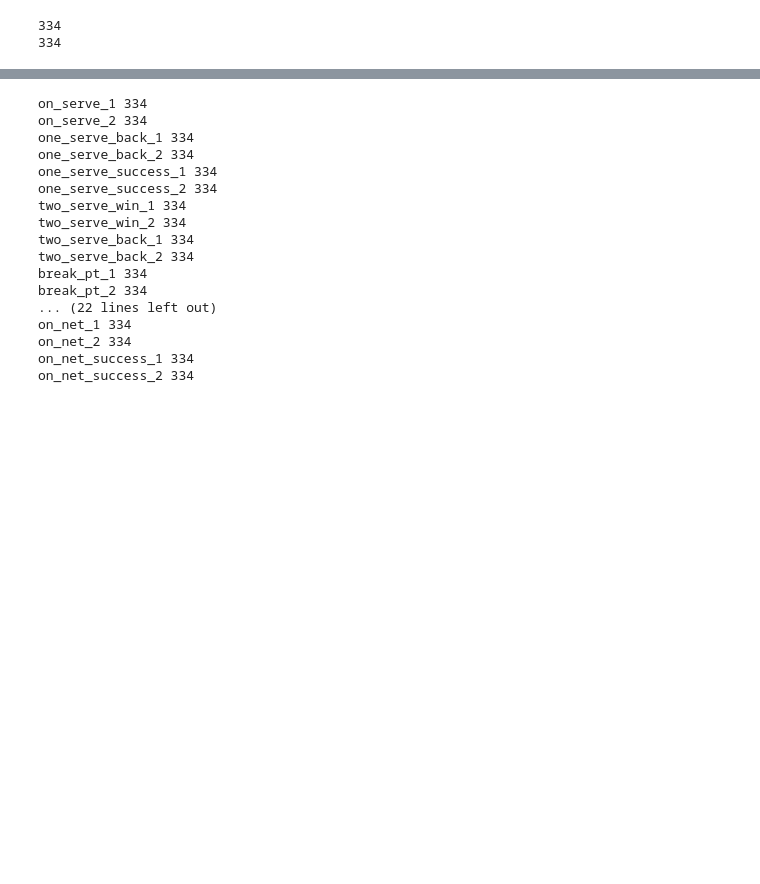
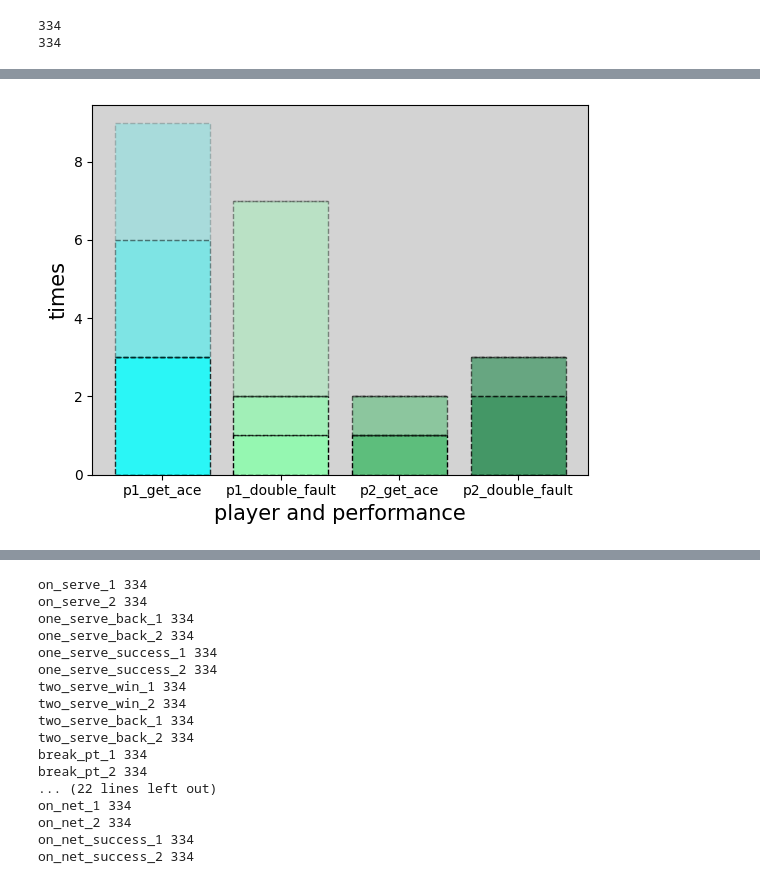
Before and after one commit to junqi1121/MCM-ICM, a Jupyter notebook: test (2).ipynb, the cells around one changed output, grey strips where cells are left out. Saved outputs shown, nothing was run; the diff lists cells and outputs as text; code cells hidden in the pictures; blank space fills up the shorter version.

```diff
--- a/test (2).ipynb
+++ b/test (2).ipynb
@@ -376,0 +535,55 @@ print(len(double_fault_1))
+# %%
+import matplotlib.pyplot as plt
+import numpy as np
+import seaborn as sns
+
+np.random.seed(0)
+categories = ['one_serve_win', 'one_serve_back', 'one_serve_success', 'two_serve_win', 'two_serve_back', 'double_fault']
+# categories = ['one_serve_win', 'one_serve_back', 'one_ser', 'D', 'E', 'F', 'G', 'H', 'I', 'J']
+
+# size = (334, 3)
+# values = np.array([break_pt_1, break_pt_won_1, game_score_1]).T
+
+fig = plt.figure()
+ax = fig.add_subplot()
+
+game = [0, 44, 138, 208, 272, 333]
+
+y1 = get_ace_1
+y2 = double_fault_1
+y3 = get_ace_2
+y4 = double_fault_2
+
+ax.bar(1,bottom = 0, height = y1[game[1]], ls="--", align = "center", ec="black", fc="#00FFFF", alpha = 1)
+ax.bar(1,bottom = y1[game[1]], height = y1[game[2]] - y1[game[1]], ls="--", align = "center", ec="black", fc="#00FFFF", alpha = 0.8)
+ax.bar(1,bottom = y1[game[2]], height = y1[game[3]] - y1[game[2]], ls="--", align = "center", ec="black", fc="#00FFFF", alpha = 0.6)
+ax.bar(1,bottom = y1[game[3]], height = y1[game[4]] - y1[game[3]], ls="--", align = "center", ec="black", fc="#00FFFF", alpha = 0.4)
+ax.bar(1,bottom = y1[game[4]], height = y1[game[5]] - y1[game[4]], ls="--", align = "center", ec="black", fc="#00FFFF", alpha = 0.2)
+
+ax.bar(2,bottom = 0, height = y2[game[1]], ls="--", align = "center", ec="black", fc="#95F7B1", alpha = 1)
+ax.bar(2,bottom = y2[game[1]], height = y2[game[2]] - y2[game[1]], ls="--", align = "center", ec="black", fc="#95F7B1", alpha = 0.8)
+ax.bar(2,bottom = y2[game[2]], height = y2[game[3]] - y2[game[2]], ls="--", align = "center", ec="black", fc="#95F7B1", alpha = 0.6)
+ax.bar(2,bottom = y2[game[3]], height = y2[game[4]] - y2[game[3]], ls="--", align = "center", ec="black", fc="#95F7B1", alpha = 0.4)
+ax.bar(2,bottom = y2[game[4]], height = y2[game[5]] - y2[game[4]], ls="--", align = "center", ec="black", fc="#95F7B1", alpha = 0.2)
+
+ax.bar(3,bottom = 0, height = y3[game[1]], ls="--", align = "center", ec="black", fc="#5DBE7C", alpha = 1)
+ax.bar(3,bottom = y3[game[1]], height = y3[game[2]] - y3[game[1]], ls="--", align = "center", ec="black", fc="#5DBE7C", alpha = 0.8)
+ax.bar(3,bottom = y3[game[2]], height = y3[game[3]] - y3[game[2]], ls="--", align = "center", ec="black", fc="#5DBE7C", alpha = 0.6)
+ax.bar(3,bottom = y3[game[3]], height = y3[game[4]] - y3[game[3]], ls="--", align = "center", ec="black", fc="#5DBE7C", alpha = 0.4)
+ax.bar(3,bottom = y3[game[4]], height = y3[game[5]] - y3[game[4]], ls="--", align = "center", ec="black", fc="#5DBE7C", alpha = 0.2)
+
+ax.bar(4,bottom = 0, height = y4[game[1]], ls="--", align = "center", ec="black", fc="#20884B", alpha = 1)
+ax.bar(4,bottom = y4[game[1]], height = y4[game[2]] - y4[game[1]], ls="--", align = "center", ec="black", fc="#20884B", alpha = 0.8)
+ax.bar(4,bottom = y4[game[2]], height = y4[game[3]] - y4[game[2]], ls="--", align = "center", ec="black", fc="#20884B", alpha = 0.6)
+ax.bar(4,bottom = y4[game[3]], height = y4[game[4]] - y4[game[3]], ls="--", align = "center", ec="black", fc="#20884B", alpha = 0.4)
+ax.bar(4,bottom = y4[game[4]], height = y4[game[5]] - y4[game[4]], ls="--", align = "center", ec="black", fc="#20884B", alpha = 0.2)
+
+ax.set_facecolor('lightgray')
+ax.set_xticks([1, 2, 3, 4])
+ax.set_xticklabels(['p1_get_ace', 'p1_double_fault', 'p2_get_ace', 'p2_double_fault'])
+ax.set_xlabel('player and performance', fontsize=15)
+ax.set_ylabel('times', fontsize=15)
+# ax.legend()
+plt.show()
+# %% [output]
+[figure, added]
```
Also changed, not shown: parts of 20 cells of this notebook, 4 other files.
